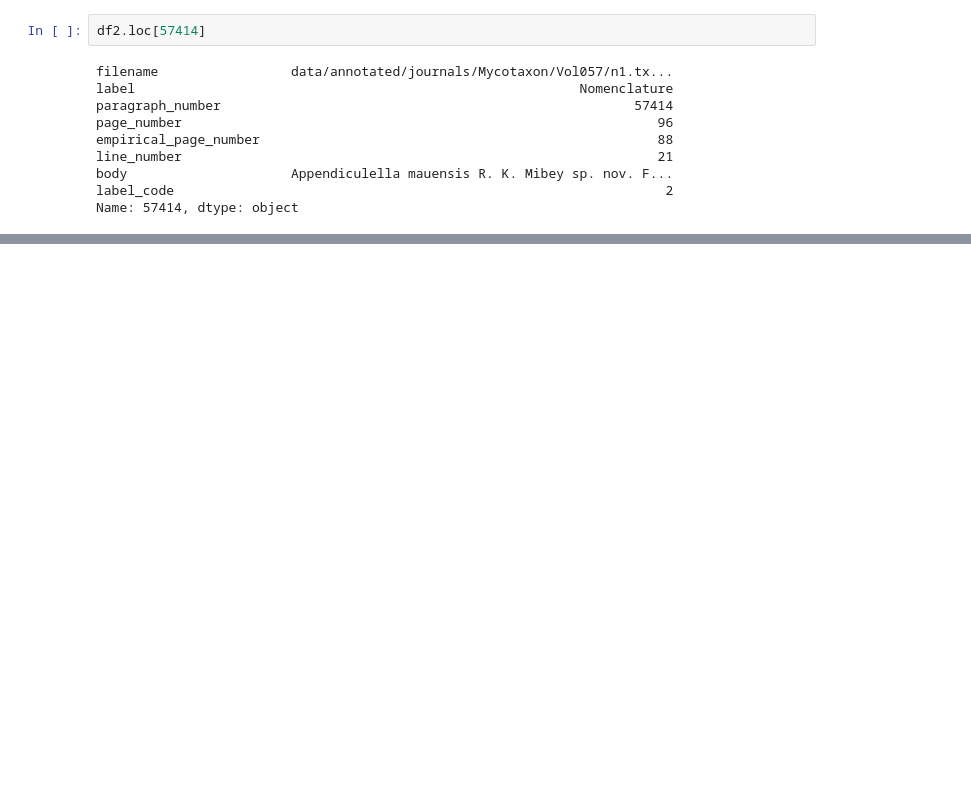
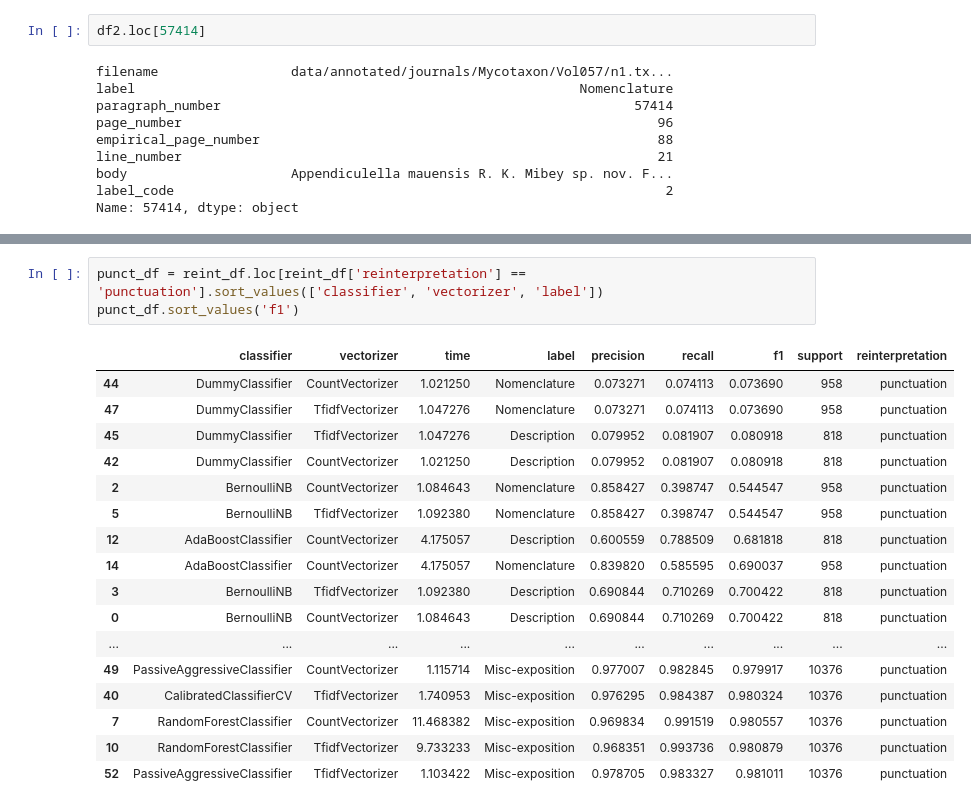
Before and after one commit to piggyatbaqaqi/skol, a Jupyter notebook: skol_journals.ipynb, the cells around one changed output, grey strips where cells are left out. Saved outputs shown, nothing was run; the diff lists cells and outputs as text; blank space fills up the shorter version.

```diff
--- a/skol_journals.ipynb
+++ b/skol_journals.ipynb
@@ -172,0 +251,21 @@ cumsum
+# %%
+punct_df = reint_df.loc[reint_df['reinterpretation'] == 'punctuation'].sort_values(['classifier', 'vectorizer', 'label'])
+punct_df.sort_values('f1')
+# %% [output]
+|  | classifier | vectorizer | time | label | precision | recall | f1 | support | reinterpretation |
+| 44 | DummyClassifier | CountVectorizer | 1.021250 | Nomenclature | 0.073271 | 0.074113 | 0.073690 | 958 | punctuation |
+| 47 | DummyClassifier | TfidfVectorizer | 1.047276 | Nomenclature | 0.073271 | 0.074113 | 0.073690 | 958 | punctuation |
+| 45 | DummyClassifier | TfidfVectorizer | 1.047276 | Description | 0.079952 | 0.081907 | 0.080918 | 818 | punctuation |
+| 42 | DummyClassifier | CountVectorizer | 1.021250 | Description | 0.079952 | 0.081907 | 0.080918 | 818 | punctuation |
+| 2 | BernoulliNB | CountVectorizer | 1.084643 | Nomenclature | 0.858427 | 0.398747 | 0.544547 | 958 | punctuation |
+| 5 | BernoulliNB | TfidfVectorizer | 1.092380 | Nomenclature | 0.858427 | 0.398747 | 0.544547 | 958 | punctuation |
+| 12 | AdaBoostClassifier | CountVectorizer | 4.175057 | Description | 0.600559 | 0.788509 | 0.681818 | 818 | punctuation |
+| 14 | AdaBoostClassifier | CountVectorizer | 4.175057 | Nomenclature | 0.839820 | 0.585595 | 0.690037 | 958 | punctuation |
+| 3 | BernoulliNB | TfidfVectorizer | 1.092380 | Description | 0.690844 | 0.710269 | 0.700422 | 818 | punctuation |
+| 0 | BernoulliNB | CountVectorizer | 1.084643 | Description | 0.690844 | 0.710269 | 0.700422 | 818 | punctuation |
+| ... | ... | ... | ... | ... | ... | ... | ... | ... | ... |
+| 49 | PassiveAggressiveClassifier | CountVectorizer | 1.115714 | Misc-exposition | 0.977007 | 0.982845 | 0.979917 | 10376 | punctuation |
+| 40 | CalibratedClassifierCV | TfidfVectorizer | 1.740953 | Misc-exposition | 0.976295 | 0.984387 | 0.980324 | 10376 | punctuation |
+| 7 | RandomForestClassifier | CountVectorizer | 11.468382 | Misc-exposition | 0.969834 | 0.991519 | 0.980557 | 10376 | punctuation |
+| 10 | RandomForestClassifier | TfidfVectorizer | 9.733233 | Misc-exposition | 0.968351 | 0.993736 | 0.980879 | 10376 | punctuation |
+| 52 | PassiveAggressiveClassifier | TfidfVectorizer | 1.103422 | Misc-exposition | 0.978705 | 0.983327 | 0.981011 | 10376 | punctuation |
```
Also changed, not shown: parts of 15 cells of this notebook.
